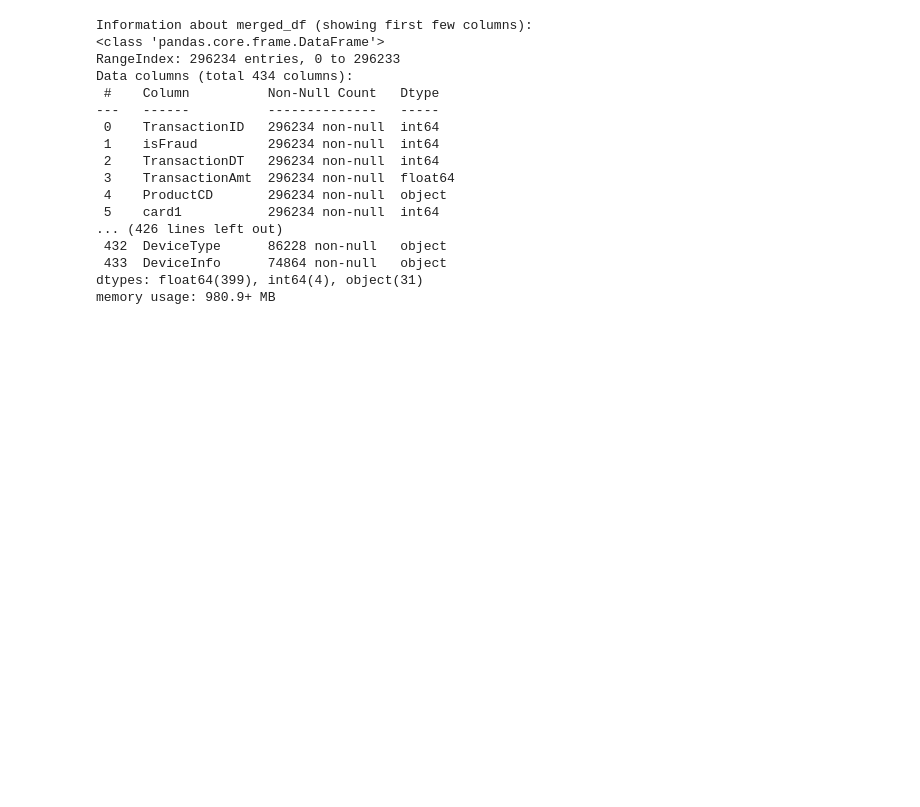
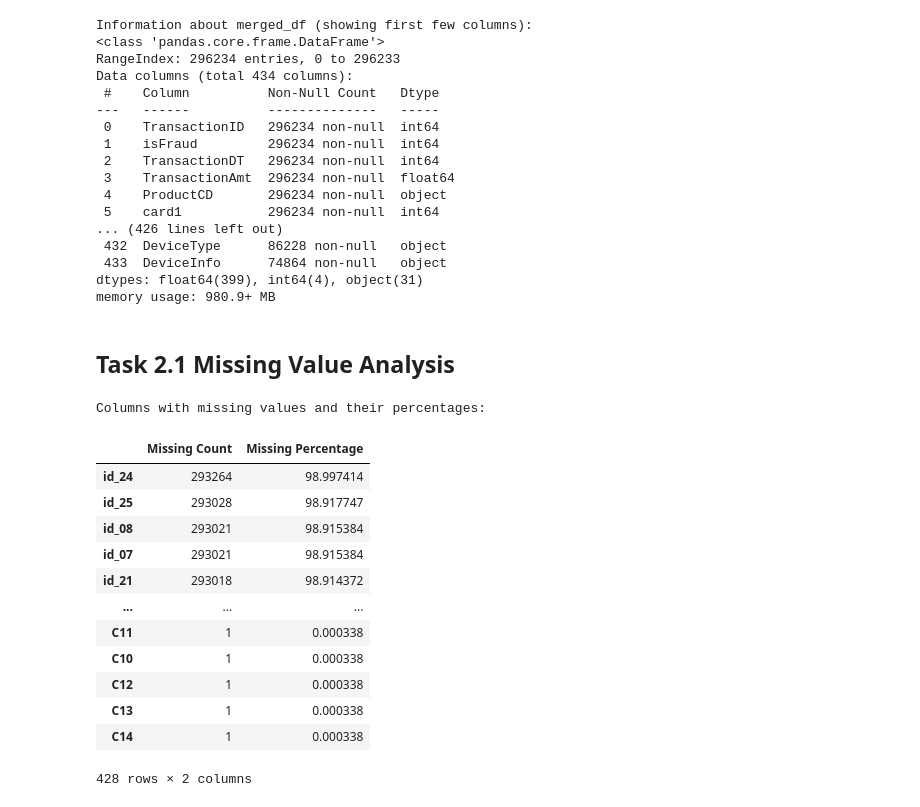
Before and after one commit to abilashkannanv/AIML, a Jupyter notebook: TrustCart_Phase1_Transaction_Risk_Prediction.ipynb, the cells around one changed output. Cells and saved outputs as stored; diff of their text form; code cells hidden in the pictures; blank space fills up the shorter version.

```diff
--- a/TrustCart_Phase1_Transaction_Risk_Prediction.ipynb
+++ b/TrustCart_Phase1_Transaction_Risk_Prediction.ipynb
@@ -196,3 +196,35 @@ Data columns (total 434 columns):
  433  DeviceInfo      74864 non-null   object
 dtypes: float64(399), int64(4), object(31)
 memory usage: 980.9+ MB
+# %% [markdown]
+## Task 2.1 Missing Value Analysis
+# %%
+# Calculate missing values and their percentages
+missing_values = merged_df.isnull().sum()
+missing_percentage = (merged_df.isnull().sum() / len(merged_df)) * 100
+
+missing_info = pd.DataFrame({
+    'Missing Count': missing_values,
+    'Missing Percentage': missing_percentage
+})
+
+# Filter to show only columns with missing values and sort them
+missing_info = missing_info[missing_info['Missing Count'] > 0].sort_values(by='Missing Percentage', ascending=False)
+
+print("Columns with missing values and their percentages:")
+display(missing_info)
+# %% [output]
+Columns with missing values and their percentages:
+|  | Missing Count | Missing Percentage |
+| id_24 | 293264 | 98.997414 |
+| id_25 | 293028 | 98.917747 |
+| id_08 | 293021 | 98.915384 |
+| id_07 | 293021 | 98.915384 |
+| id_21 | 293018 | 98.914372 |
+| ... | ... | ... |
+| C11 | 1 | 0.000338 |
+| C10 | 1 | 0.000338 |
+| C12 | 1 | 0.000338 |
+| C13 | 1 | 0.000338 |
+| C14 | 1 | 0.000338 |
+428 rows × 2 columns
```
Also changed, not shown: parts of 10 cells of this notebook.
